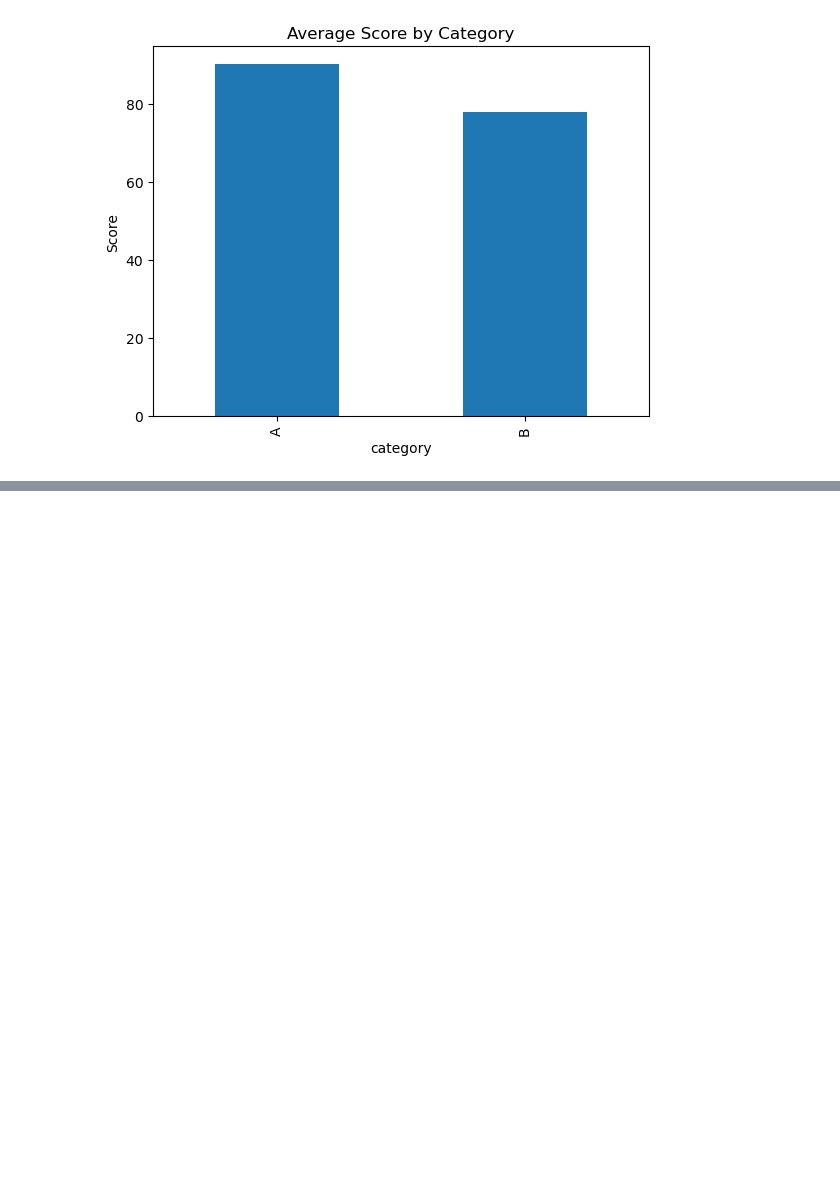
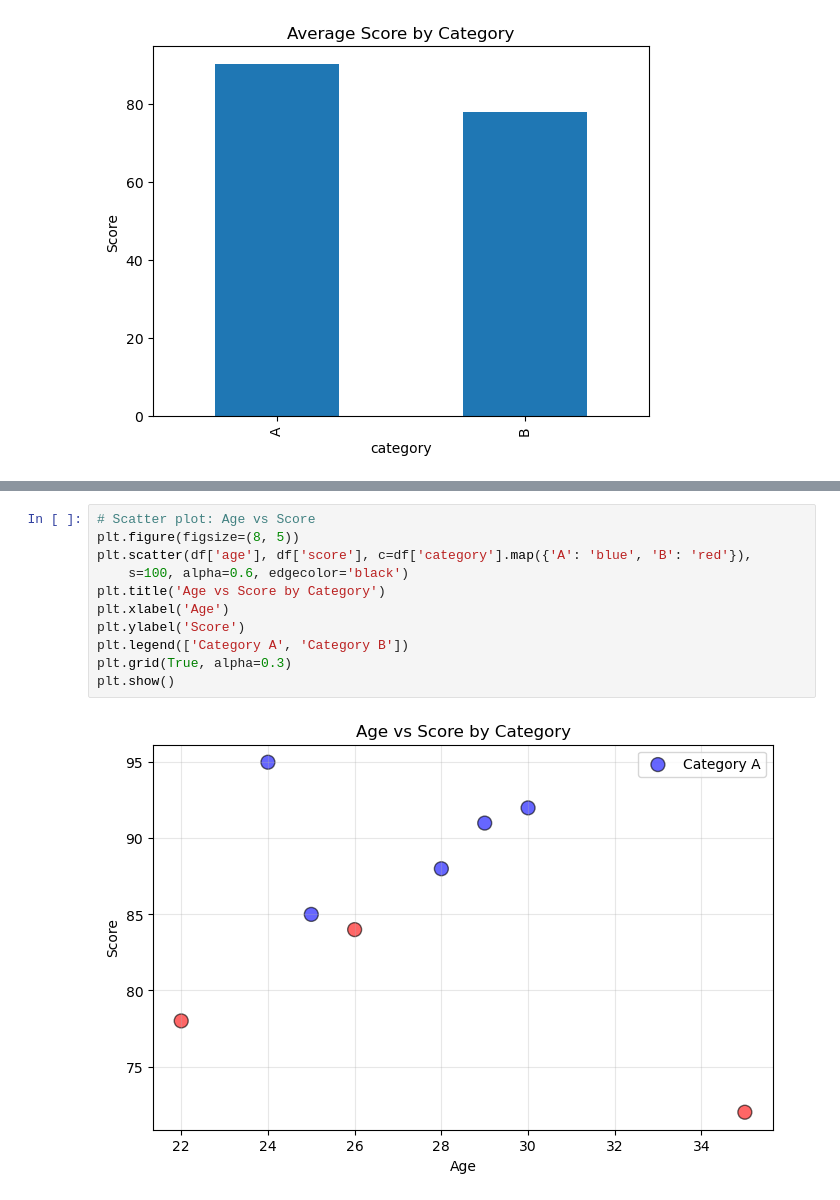
Before and after one commit to tbrehme-v/github-demo-practice, a Jupyter notebook: analysis.ipynb, the cells around one changed output, grey strips where cells are left out. Drawn from its saved outputs; the diff is of its cells as text; blank space fills up the shorter version.

```diff
--- a/analysis.ipynb
+++ b/analysis.ipynb
@@ -41,0 +53,13 @@ plt.show()
+# %%
+# Scatter plot: Age vs Score
+plt.figure(figsize=(8, 5))
+plt.scatter(df['age'], df['score'], c=df['category'].map({'A': 'blue', 'B': 'red'}),
+    s=100, alpha=0.6, edgecolor='black')
+plt.title('Age vs Score by Category')
+plt.xlabel('Age')
+plt.ylabel('Score')
+plt.legend(['Category A', 'Category B'])
+plt.grid(True, alpha=0.3)
+plt.show()
+# %% [output]
+[figure, added]
```
Also changed, not shown: parts of 1 cell of this notebook.
